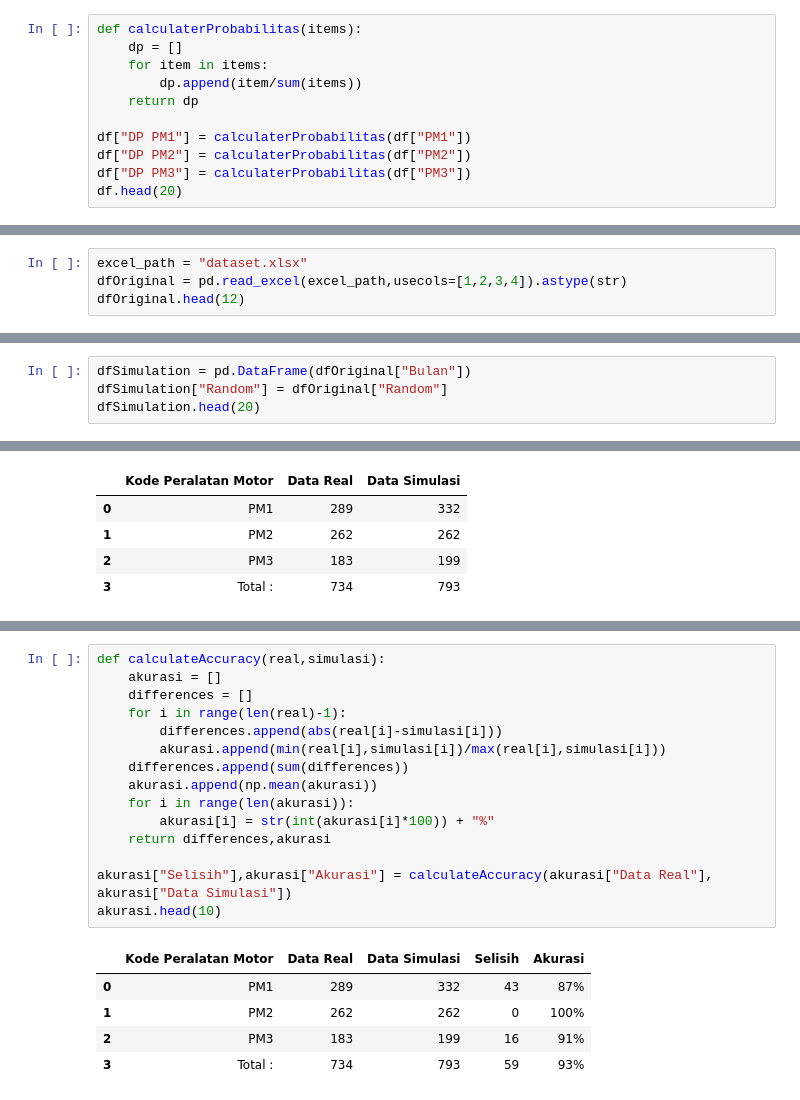
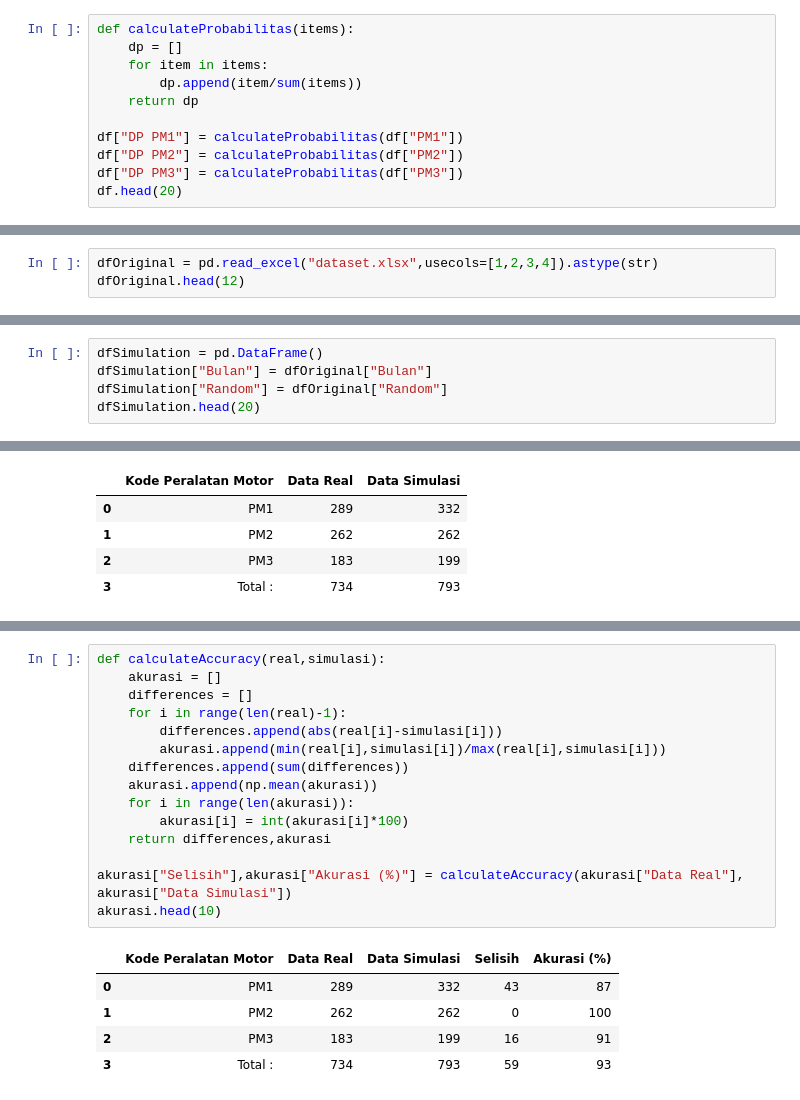
Before and after one commit to mausneg/Pemodelan-dan-Simulasi-Monte-Carlo, a Jupyter notebook: project.ipynb, the cells around one changed output, grey strips where cells are left out. Saved outputs shown, nothing was run; the diff lists cells and outputs as text.

```diff
--- a/project.ipynb
+++ b/project.ipynb
@@ -129,13 +134,13 @@ Hipotesis nol ditolak Terdapat ada perbedaan yang signifikan antara penjualan pe
 # %%
-def calculaterProbabilitas(items):
+def calculateProbabilitas(items):
     dp = []
     for item in items:
         dp.append(item/sum(items))
     return dp
 
-df["DP PM1"] = calculaterProbabilitas(df["PM1"])
-df["DP PM2"] = calculaterProbabilitas(df["PM2"])
-df["DP PM3"] = calculaterProbabilitas(df["PM3"])
+df["DP PM1"] = calculateProbabilitas(df["PM1"])
+df["DP PM2"] = calculateProbabilitas(df["PM2"])
+df["DP PM3"] = calculateProbabilitas(df["PM3"])
 df.head(20)
 # %% [output]
 |  | Bulan | PM1 | PM2 | PM3 | DP PM1 | DP PM2 | DP PM3 |
@@ -229,6 +246,5 @@ Diketahui: Pi = 23, a = 3, c = 13, m = 100
 # %%
-excel_path = "dataset.xlsx"
-dfOriginal = pd.read_excel(excel_path,usecols=[1,2,3,4]).astype(str)
+dfOriginal = pd.read_excel("dataset.xlsx",usecols=[1,2,3,4]).astype(str)
 dfOriginal.head(12)
 # %% [output]
 |  | Bulan | PM1 | PM2 | PM3 |
@@ -279,5 +301,6 @@ dfOriginal.head(20)
 # %%
-dfSimulation = pd.DataFrame(dfOriginal["Bulan"])
+dfSimulation = pd.DataFrame()
+dfSimulation["Bulan"] = dfOriginal["Bulan"]
 dfSimulation["Random"] = dfOriginal["Random"]
 dfSimulation.head(20)
 # %% [output]
@@ -351,21 +382,21 @@ akurasi.head(10)
 # %%
 def calculateAccuracy(real,simulasi):
     akurasi = []
     differences = []
     for i in range(len(real)-1):
         differences.append(abs(real[i]-simulasi[i]))
         akurasi.append(min(real[i],simulasi[i])/max(real[i],simulasi[i]))
     differences.append(sum(differences))
     akurasi.append(np.mean(akurasi))
     for i in range(len(akurasi)):
-        akurasi[i] = str(int(akurasi[i]*100)) + "%"
+        akurasi[i] = int(akurasi[i]*100)
     return differences,akurasi
 
-akurasi["Selisih"],akurasi["Akurasi"] = calculateAccuracy(akurasi["Data Real"], akurasi["Data Simulasi"])
+akurasi["Selisih"],akurasi["Akurasi (%)"] = calculateAccuracy(akurasi["Data Real"], akurasi["Data Simulasi"])
 akurasi.head(10)
 # %% [output]
-|  | Kode Peralatan Motor | Data Real | Data Simulasi | Selisih | Akurasi |
-| 0 | PM1 | 289 | 332 | 43 | 87% |
-| 1 | PM2 | 262 | 262 | 0 | 100% |
-| 2 | PM3 | 183 | 199 | 16 | 91% |
-| 3 | Total : | 734 | 793 | 59 | 93% |
+|  | Kode Peralatan Motor | Data Real | Data Simulasi | Selisih | Akurasi (%) |
+| 0 | PM1 | 289 | 332 | 43 | 87 |
+| 1 | PM2 | 262 | 262 | 0 | 100 |
+| 2 | PM3 | 183 | 199 | 16 | 91 |
+| 3 | Total : | 734 | 793 | 59 | 93 |
```
Also changed, not shown: parts of 15 cells of this notebook.
